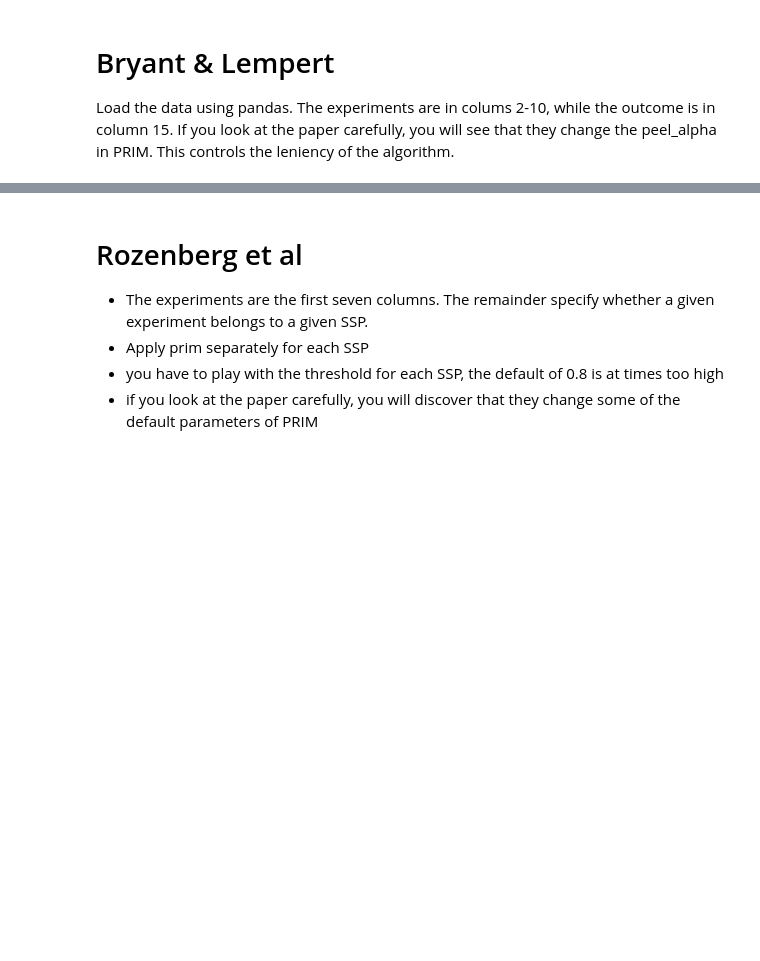
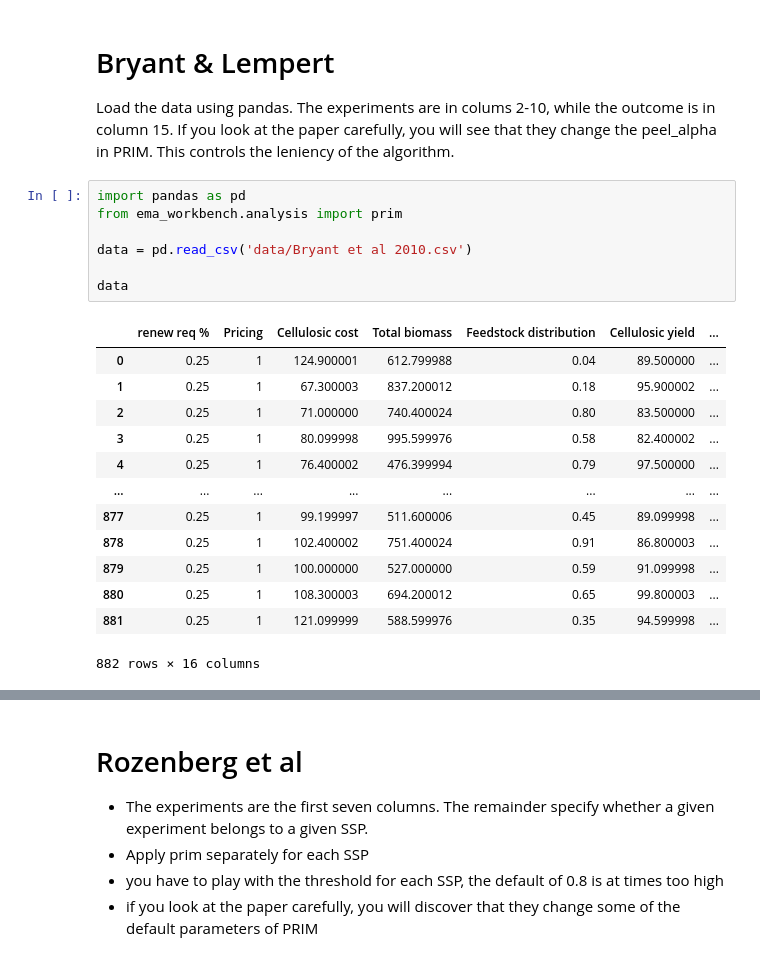
Before and after one commit to Lischip/FabiosDecisions, a Jupyter notebook: epa1361/Week 3-4 - vulnerability analysis/assignment 4 - scenario discovery.ipynb, the cells around one changed output, grey strips where cells are left out. Drawn from its saved outputs; the diff is of its cells as text; blank space fills up the shorter version.

```diff
--- a/epa1361/Week 3-4 - vulnerability analysis/assignment 4 - scenario discovery.ipynb
+++ b/epa1361/Week 3-4 - vulnerability analysis/assignment 4 - scenario discovery.ipynb
@@ -8,3 +8,24 @@ An additional useful, if dated, resource for Bryant et al is https://waterprogra
 # Bryant & Lempert
 
 Load the data using pandas. The experiments are in colums 2-10, while the outcome is in column 15. If you look at the paper carefully, you will see that they change the peel_alpha in PRIM. This controls the leniency of the algorithm.
+# %%
+import pandas as pd
+from ema_workbench.analysis import prim
+
+data = pd.read_csv('data/Bryant et al 2010.csv')
+
+data
+# %% [output]
+|  | renew req % | Pricing | Cellulosic cost | Total biomass | Feedstock distribution | Cellulosic yield | ... |
+| 0 | 0.25 | 1 | 124.900001 | 612.799988 | 0.04 | 89.500000 | ... |
+| 1 | 0.25 | 1 | 67.300003 | 837.200012 | 0.18 | 95.900002 | ... |
+| 2 | 0.25 | 1 | 71.000000 | 740.400024 | 0.80 | 83.500000 | ... |
+| 3 | 0.25 | 1 | 80.099998 | 995.599976 | 0.58 | 82.400002 | ... |
+| 4 | 0.25 | 1 | 76.400002 | 476.399994 | 0.79 | 97.500000 | ... |
+| ... | ... | ... | ... | ... | ... | ... | ... |
+| 877 | 0.25 | 1 | 99.199997 | 511.600006 | 0.45 | 89.099998 | ... |
+| 878 | 0.25 | 1 | 102.400002 | 751.400024 | 0.91 | 86.800003 | ... |
+| 879 | 0.25 | 1 | 100.000000 | 527.000000 | 0.59 | 91.099998 | ... |
+| 880 | 0.25 | 1 | 108.300003 | 694.200012 | 0.65 | 99.800003 | ... |
+| 881 | 0.25 | 1 | 121.099999 | 588.599976 | 0.35 | 94.599998 | ... |
+882 rows × 16 columns
```
Also changed, not shown: parts of 4 cells of this notebook.
